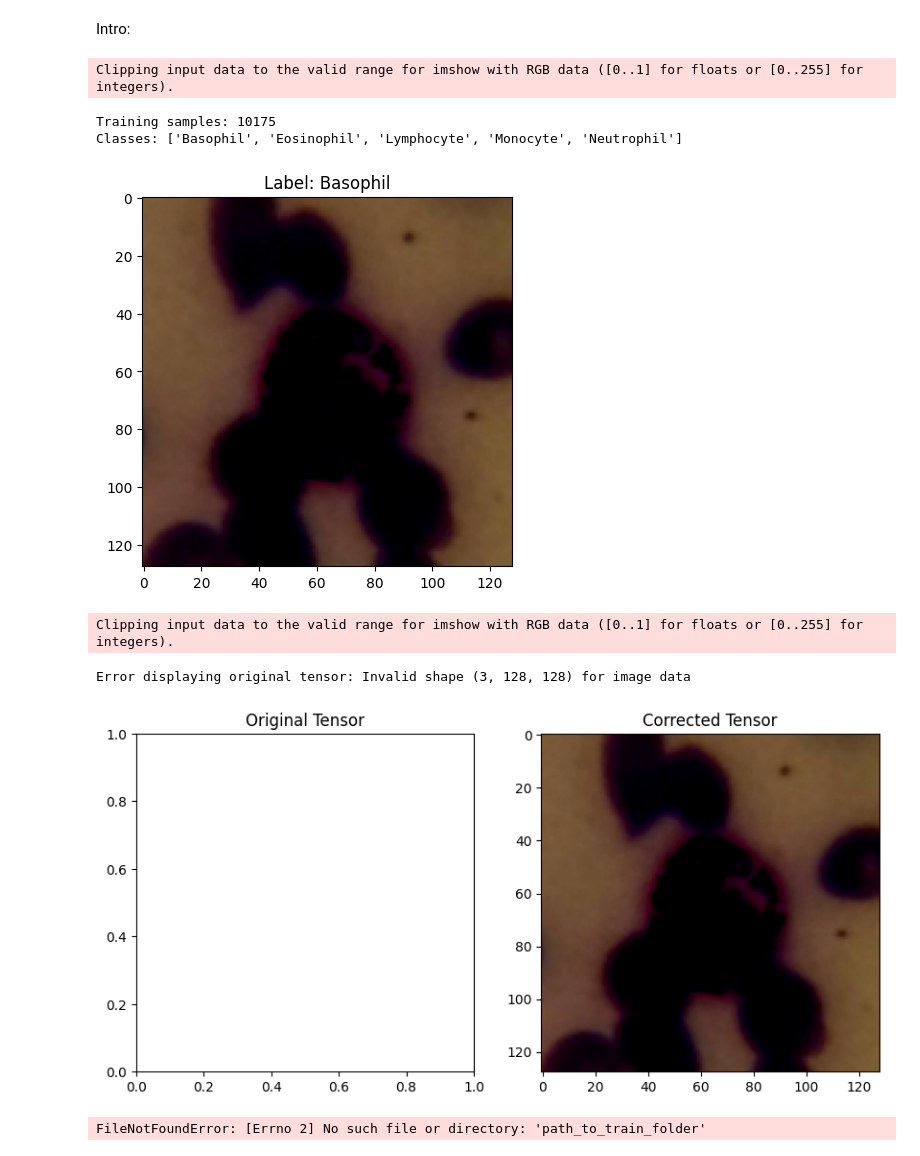
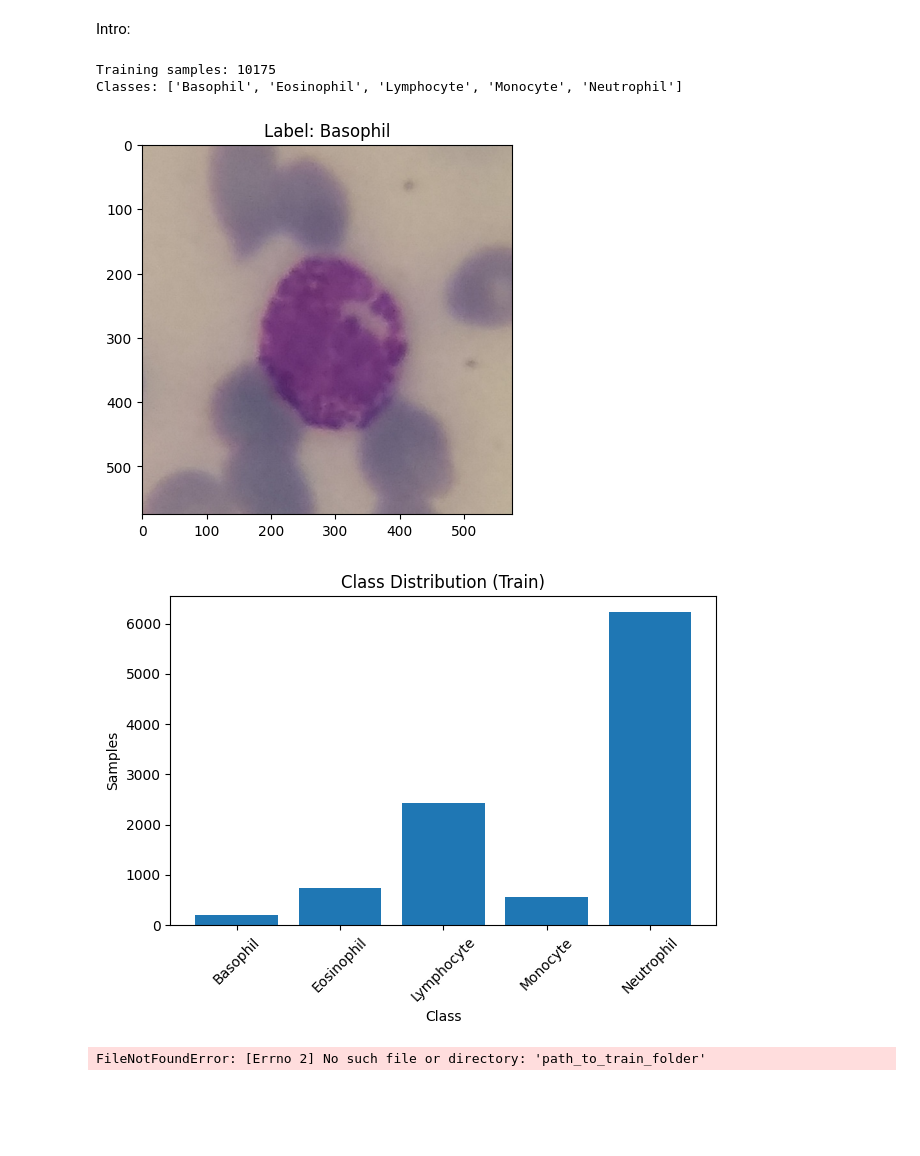
Before and after one commit to Justen762/345-Project, a Jupyter notebook: 345_project.ipynb, the cells around one changed output. Cells and saved outputs as stored; diff of their text form; code cells hidden in the pictures; blank space fills up the shorter version.

Commit message:
added common dataloader and data visualization

```diff
--- a/345_project.ipynb
+++ b/345_project.ipynb
@@ -3,44 +29,35 @@ Intro:
 # %%
-# Data
-import numpy as np
-import math
-from torchvision import datasets, transforms
-from torch.utils.data import DataLoader
+# TEST AND VISUALIZE DATASET BELOW ------------------------------------------------
+print(f"Training samples: {len(raw_train_dataset)}")
+print(f"Classes: {raw_train_dataset.classes}")
 
 
-transform = transforms.Compose([
-    transforms.Resize((128, 128)),  #resize all images to 128x128
-    transforms.ToTensor(),         #converts images to PyTorch tensors
-    transforms.Normalize(mean=[0.5, 0.5, 0.5], std=[0.5, 0.5, 0.5])
-])
-
-
-train_dataset = datasets.ImageFolder(root='dataset/Train', transform=transform)
-testA_dataset = datasets.ImageFolder(root='dataset/TestA', transform=transform)
-testB_dataset = datasets.ImageFolder(root='dataset/Test-B', transform=transform)
-
-train_loader = DataLoader(train_dataset, batch_size=32, shuffle=True)
-testA_loader = DataLoader(testA_dataset, batch_size=32, shuffle=False)
-testB_loader = DataLoader(testB_dataset, batch_size=32, shuffle=False)
-
-
-# TEST AND VISUALIZE DATASET BELOW ------------------------------------------------
-print(f"Training samples: {len(train_dataset)}")
-print(f"Classes: {train_dataset.classes}")
-
-import matplotlib.pyplot as plt
-image, label = train_dataset[0]  #this shows the first image under the train dataset (first image under basophil)
-plt.imshow(image.permute(1, 2, 0))  #convert (C, H, W) to (H, W, C) so matplotlib can recognize image.
-plt.title(f"Label: {train_dataset.classes[label]}")
+image, label = raw_train_dataset[0]  #this shows the first image under the train dataset (first image under basophil)
+plt.imshow(image)
+plt.title(f"Label: {raw_train_dataset.classes[label]}")
 plt.show() # Note!!! The image is normalized, so it looks pretty dark when plt.show().
 # %% [output]
-Clipping input data to the valid range for imshow with RGB data ([0..1] for floats or [0..255] for integers).
+Training samples: 10175
+Classes: ['Basophil', 'Eosinophil', 'Lymphocyte', 'Monocyte', 'Neutrophil']
-Training samples: 10175
-Classes: ['Basophil', 'Eosinophil', 'Lymphocyte', 'Monocyte', 'Neutrophil']
-[figure, old version]
+[figure, new version]
-Clipping input data to the valid range for imshow with RGB data ([0..1] for floats or [0..255] for integers).
-Error displaying original tensor: Invalid shape (3, 128, 128) for image data
-[figure, removed]
+# %%
+# Plot distribution
+def plot_class_distribution(dataset, title):
+    class_counts = Counter([label for _, label in dataset])
+    labels = list(class_counts.keys())
+    counts = list(class_counts.values())
+
+    plt.bar(labels, counts)
+    plt.xticks(labels, [dataset.classes[i] for i in labels], rotation=45)
+    plt.title(title)
+    plt.xlabel("Class")
+    plt.ylabel("Samples")
+    plt.tight_layout()
+    plt.show()
+
+plot_class_distribution(raw_train_dataset, "Class Distribution (Train)")
+# %% [output]
+[figure, added]
 # %%
 # Decision Tree
 from sklearn.tree import DecisionTreeClassifier
```
Also changed, not shown: parts of 1 cell of this notebook.
